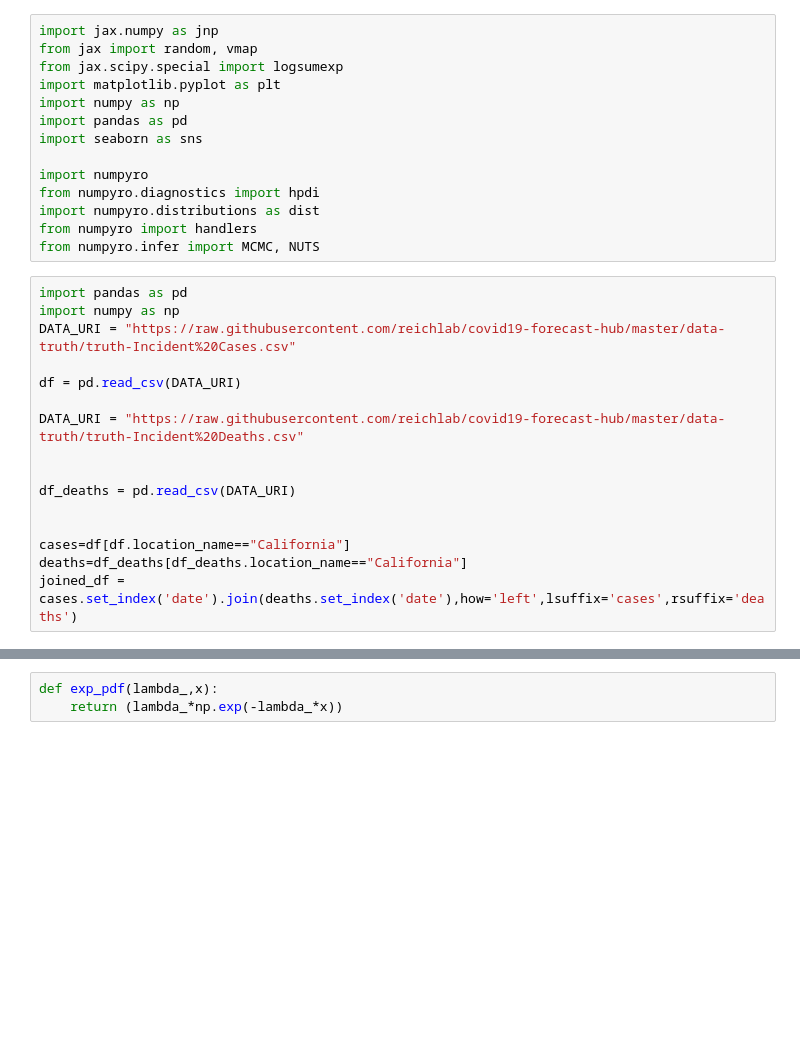
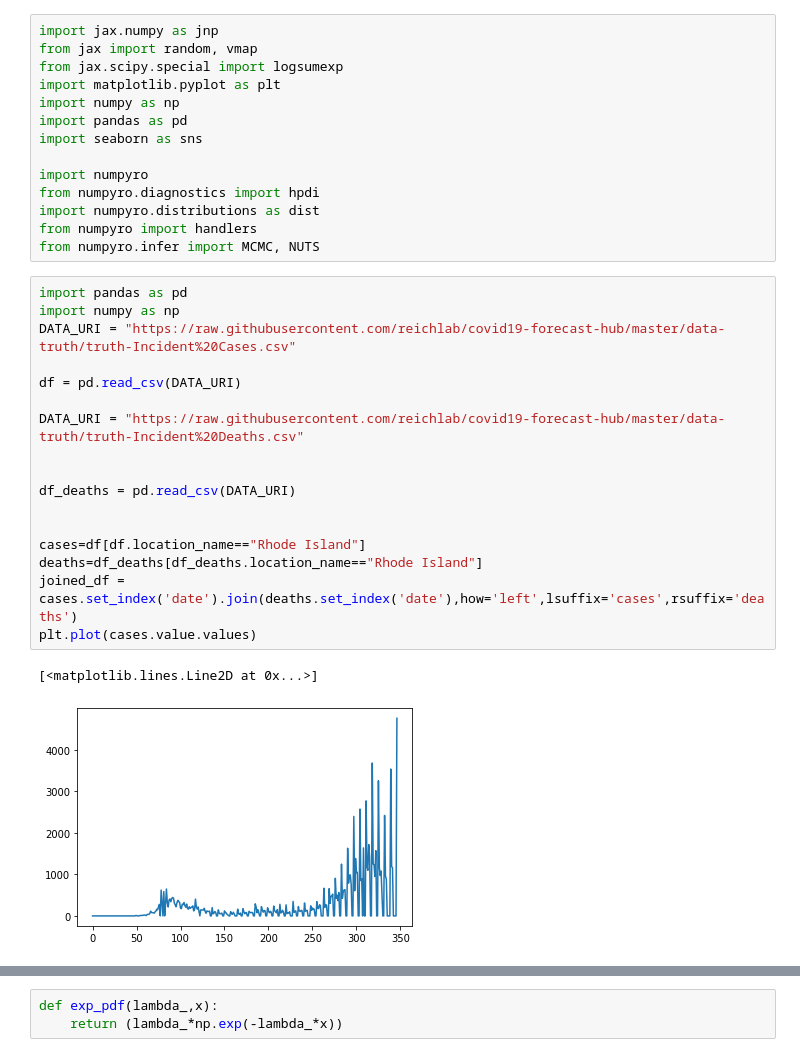
Before and after one commit to gcgibson/cfr_model, a Jupyter notebook: CFR model.ipynb, the cells around one changed output, grey strips where cells are left out. Cells and saved outputs as stored; diff of their text form; blank space fills up the shorter version.

```diff
--- a/CFR model.ipynb
+++ b/CFR model.ipynb
@@ -15,16 +15,20 @@ from numpyro.infer import MCMC, NUTS
 # %%
 import pandas as pd
 import numpy as np
 DATA_URI = "https://raw.githubusercontent.com/reichlab/covid19-forecast-hub/master/data-truth/truth-Incident%20Cases.csv"
 
 df = pd.read_csv(DATA_URI)
 
 DATA_URI = "https://raw.githubusercontent.com/reichlab/covid19-forecast-hub/master/data-truth/truth-Incident%20Deaths.csv"
 
 
 df_deaths = pd.read_csv(DATA_URI)
 
 
-cases=df[df.location_name=="California"]
-deaths=df_deaths[df_deaths.location_name=="California"]
+cases=df[df.location_name=="Rhode Island"]
+deaths=df_deaths[df_deaths.location_name=="Rhode Island"]
 joined_df = cases.set_index('date').join(deaths.set_index('date'),how='left',lsuffix='cases',rsuffix='deaths')
+plt.plot(cases.value.values)
+# %% [output]
+[<matplotlib.lines.Line2D at 0x...>]
+[figure, added]
```
Also changed, not shown: parts of 12 cells of this notebook.
